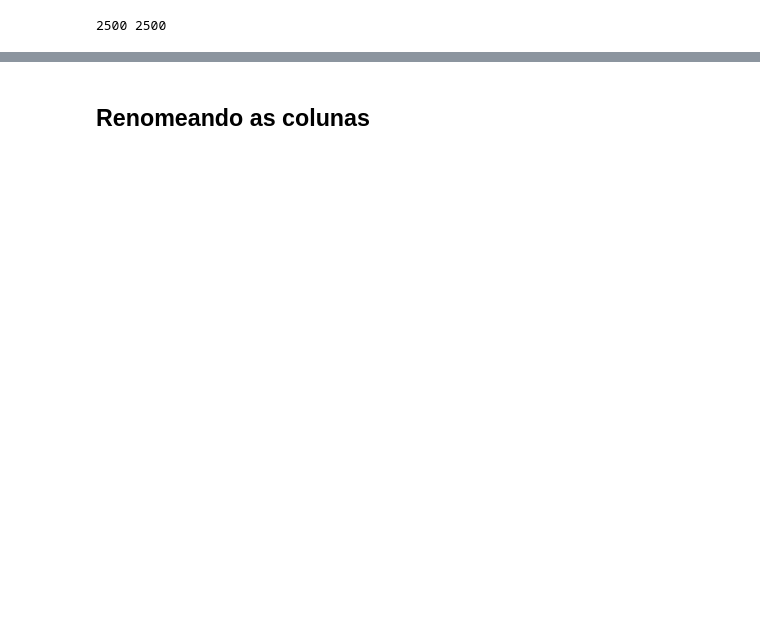
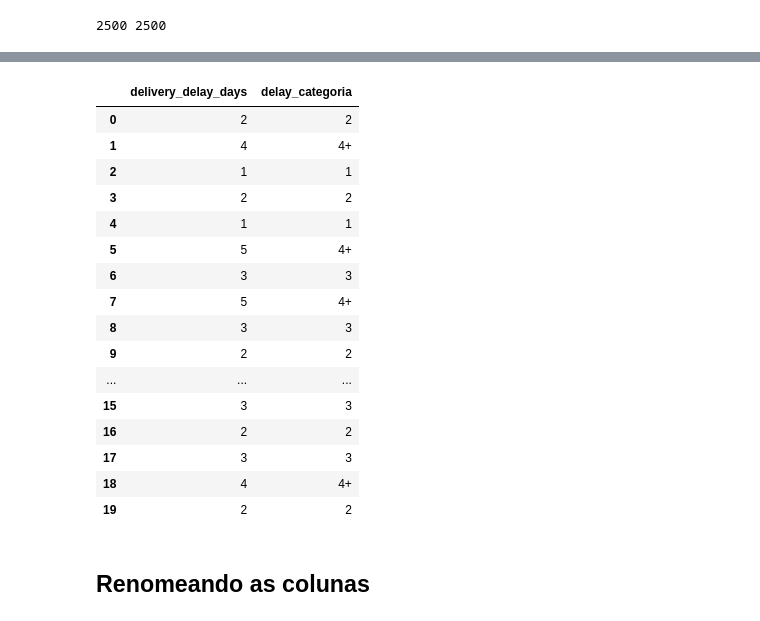
Before and after one commit to braga0m/TechChallenge1, a Jupyter notebook: código/tratamento_limpeza_dados_tech_challenge1.ipynb, the cells around one changed output, grey strips where cells are left out. Cells and saved outputs as stored; diff of their text form; code cells hidden in the pictures; blank space fills up the shorter version.

```diff
--- a/código/tratamento_limpeza_dados_tech_challenge1.ipynb
+++ b/código/tratamento_limpeza_dados_tech_challenge1.ipynb
@@ -71,0 +151,37 @@ dados[["complaints", "complaints_count"]].head(20)
+# %%
+###dias de atraso
+dados["delay_categoria"] = dados["delivery_delay_days"].case_when([
+    (dados["delivery_delay_days"] == 0, "0"),
+    (dados["delivery_delay_days"] == 1, "1"),
+    (dados["delivery_delay_days"] == 2, "2"),
+    (dados["delivery_delay_days"] == 3, "3"),
+    (dados["delivery_delay_days"].isin([4,5,6,7,8]), "4+"),
+])
+
+###
+dados["delay_categoria"] = pd.Categorical(
+    dados["delay_categoria"],
+    categories=["0", "1", "2", "3", "4+"],
+    ordered=True
+)
+
+###
+dados[["delivery_delay_days", "delay_categoria"]].head(20)
+# %% [output]
+|  | delivery_delay_days | delay_categoria |
+| 0 | 2 | 2 |
+| 1 | 4 | 4+ |
+| 2 | 1 | 1 |
+| 3 | 2 | 2 |
+| 4 | 1 | 1 |
+| 5 | 5 | 4+ |
+| 6 | 3 | 3 |
+| 7 | 5 | 4+ |
+| 8 | 3 | 3 |
+| 9 | 2 | 2 |
+| ... | ... | ... |
+| 15 | 3 | 3 |
+| 16 | 2 | 2 |
+| 17 | 3 | 3 |
+| 18 | 4 | 4+ |
+| 19 | 2 | 2 |
```
Also changed, not shown: parts of 14 cells of this notebook.
